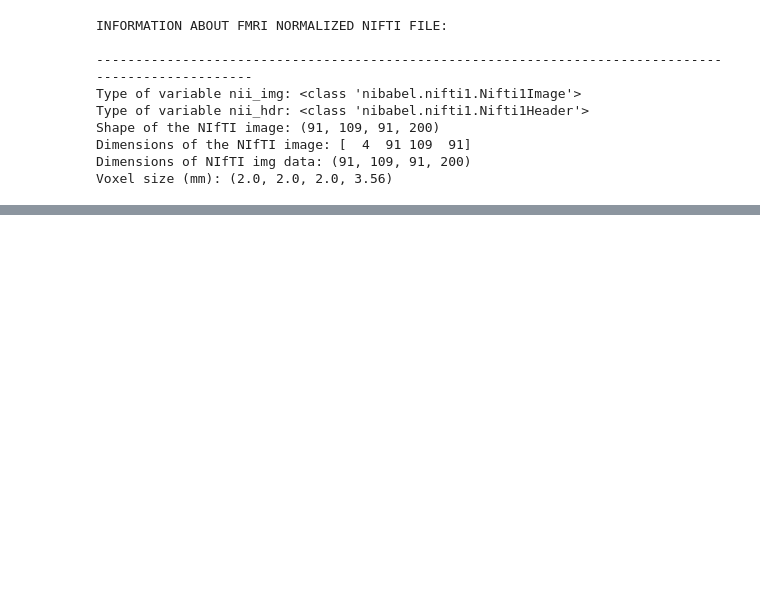
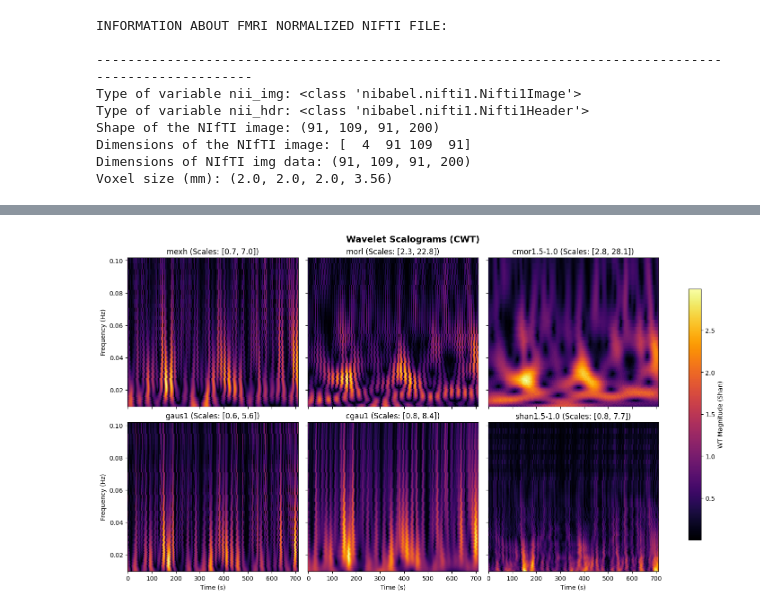
Before and after one commit to tommydelu/MRI-analysis-pipeline, a Jupyter notebook: 4_wavelet_analysis.ipynb, the cells around one changed output, grey strips where cells are left out. Cells and saved outputs as stored; diff of their text form; code cells hidden in the pictures; blank space fills up the shorter version.

```diff
--- a/4_wavelet_analysis.ipynb
+++ b/4_wavelet_analysis.ipynb
@@ -89,0 +67,4 @@ plt.show()
+# %%
+applyAndCompareWTMethods(signals[:,3], TR, freqs_range)
+# %% [output]
+[figure, added]
```
Also changed, not shown: parts of 12 cells of this notebook, 2 other files.
